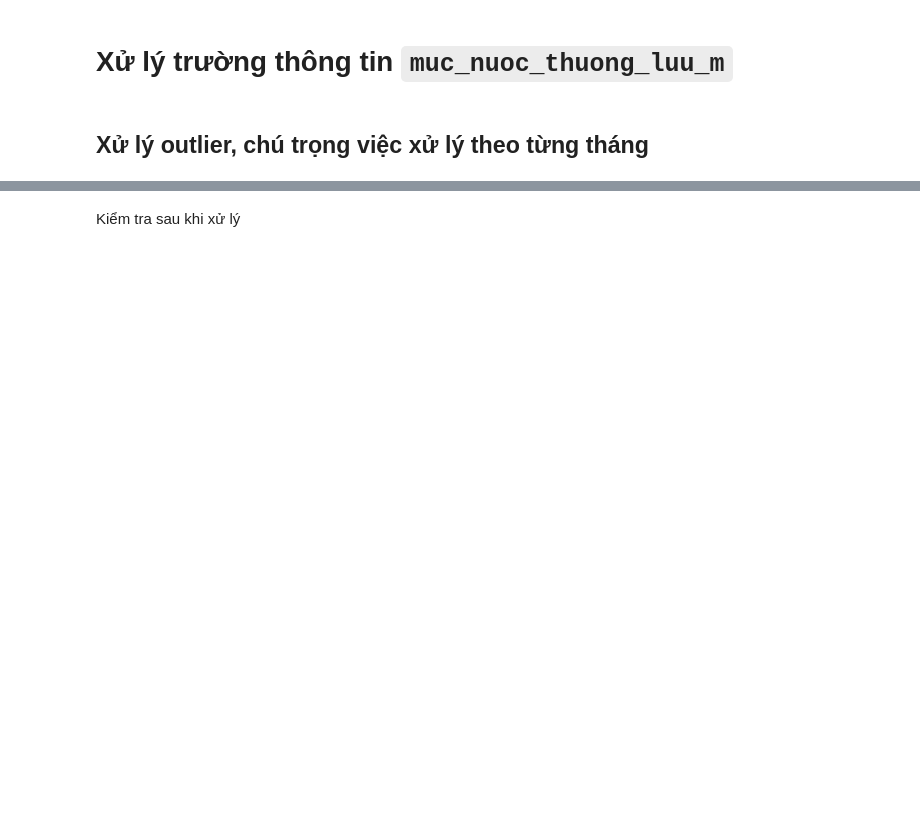
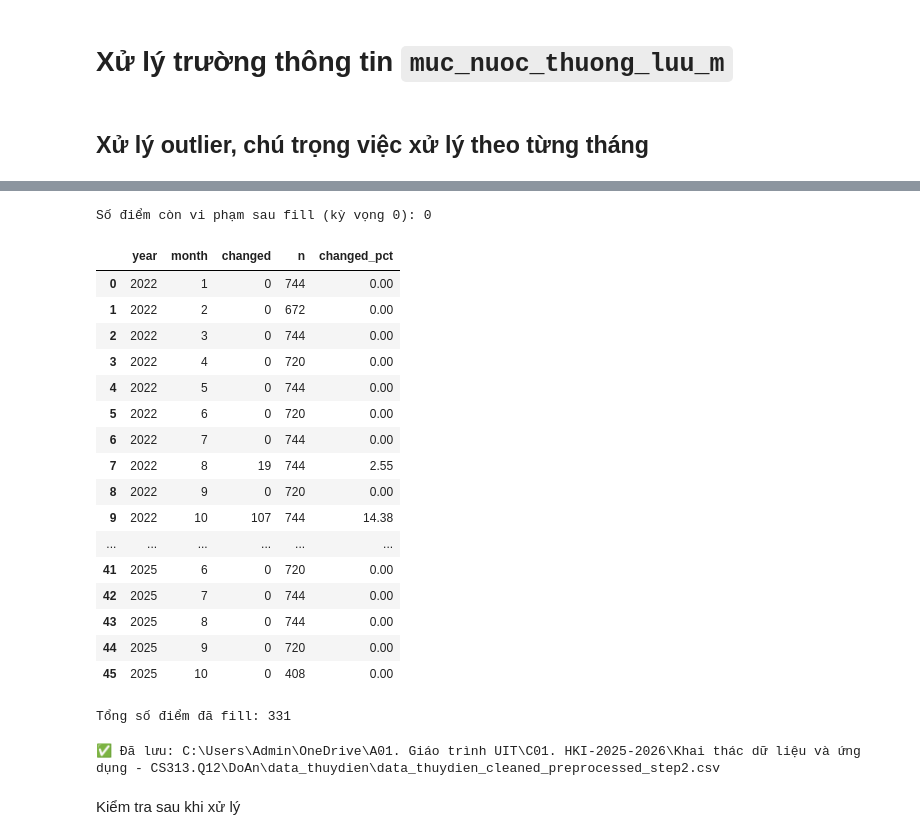
Before and after one commit to leducthanh041/CS313-DoAn, a Jupyter notebook: 04.Preprocessing_ThuyDien.ipynb, the cells around one changed output, grey strips where cells are left out. Cells and saved outputs as stored; diff of their text form; code cells hidden in the pictures; blank space fills up the shorter version.

```diff
--- a/04.Preprocessing_ThuyDien.ipynb
+++ b/04.Preprocessing_ThuyDien.ipynb
@@ -206,2 +151,64 @@ report
+# %%
+# Cờ "tháng–năm thuộc danh sách cần xử lý"
+apply_mask = sub[["year","month"]].apply(tuple, axis=1).isin(pairs_to_fix)
+
+# Mask outlier cần fill
+mask_out = apply_mask & ((sub[target_col] < sub["LB"]) | (sub[target_col] > sub["UB"]))
+
+# Fill: <LB -> LB, >UB -> UB (theo từng hàng, đã có LB/UB riêng của (year,month))
+filled = sub[target_col].where(sub[target_col] >= sub["LB"], sub["LB"])
+filled = filled.where(filled <= sub["UB"], sub["UB"])
+sub["filled"] = sub[target_col]
+sub.loc[mask_out, "filled"] = filled.loc[mask_out]
+
+# Gộp về df gốc theo index
+df["muc_nuoc_thuong_luu_m_filled"] = df[target_col]
+df.loc[sub.index, "muc_nuoc_thuong_luu_m_filled"] = sub["filled"].values
+
+# Kiểm chứng sau fill: còn ai vượt LB/UB trong các (năm,tháng) đã xử lý?
+chk = sub.copy()
+chk["after"] = chk["filled"]
+viol = chk[apply_mask & ((chk["after"] < chk["LB"]) | (chk["after"] > chk["UB"]))]
+print("Số điểm còn vi phạm sau fill (kỳ vọng 0):", len(viol))
+
+# Thống kê số điểm đã fill theo (year, month)
+changed = (sub["filled"] != sub[target_col])
+cap_stats = (pd.DataFrame({"year": sub["year"], "month": sub["month"], "changed": changed})
+             .groupby(["year","month"], as_index=False)
+             .agg(changed=("changed","sum")))
+cap_stats = cap_stats.merge(month_summary[["year","month","n"]], on=["year","month"], how="left")
+cap_stats["changed_pct"] = (100.0 * cap_stats["changed"] / cap_stats["n"]).round(2)
+display(cap_stats.sort_values(["year","month"]))
+print("Tổng số điểm đã fill:", int(cap_stats["changed"].sum()))
+# %% [output]
+Số điểm còn vi phạm sau fill (kỳ vọng 0): 0
+|  | year | month | changed | n | changed_pct |
+| 0 | 2022 | 1 | 0 | 744 | 0.00 |
+| 1 | 2022 | 2 | 0 | 672 | 0.00 |
+| 2 | 2022 | 3 | 0 | 744 | 0.00 |
+| 3 | 2022 | 4 | 0 | 720 | 0.00 |
+| 4 | 2022 | 5 | 0 | 744 | 0.00 |
+| 5 | 2022 | 6 | 0 | 720 | 0.00 |
+| 6 | 2022 | 7 | 0 | 744 | 0.00 |
+| 7 | 2022 | 8 | 19 | 744 | 2.55 |
+| 8 | 2022 | 9 | 0 | 720 | 0.00 |
+| 9 | 2022 | 10 | 107 | 744 | 14.38 |
+| ... | ... | ... | ... | ... | ... |
+| 41 | 2025 | 6 | 0 | 720 | 0.00 |
+| 42 | 2025 | 7 | 0 | 744 | 0.00 |
+| 43 | 2025 | 8 | 0 | 744 | 0.00 |
+| 44 | 2025 | 9 | 0 | 720 | 0.00 |
+| 45 | 2025 | 10 | 0 | 408 | 0.00 |
+Tổng số điểm đã fill: 331
+# %%
+from pathlib import Path
+
+OUT_PATH = Path("./data_thuydien/data_thuydien_cleaned_preprocessed_step2.csv")
+OUT_PATH.parent.mkdir(parents=True, exist_ok=True)
+df_out = df.drop(columns=["year","month"])  # gọn
+df_out.to_csv(OUT_PATH, index=False, encoding="utf-8")
+print("✅ Đã lưu:", OUT_PATH.resolve())
+# %% [output]
+✅ Đã lưu: C:\Users\Admin\OneDrive\A01. Giáo trình UIT\C01. HKI-2025-2026\Khai thác dữ liệu và ứng dụng - CS313.Q12\DoAn\data_thuydien\data_thuydien_cleaned_preprocessed_step2.csv
 # %% [markdown]
 Kiểm tra sau khi xử lý
```
Also changed, not shown: parts of 23 cells of this notebook, 8 other files.
